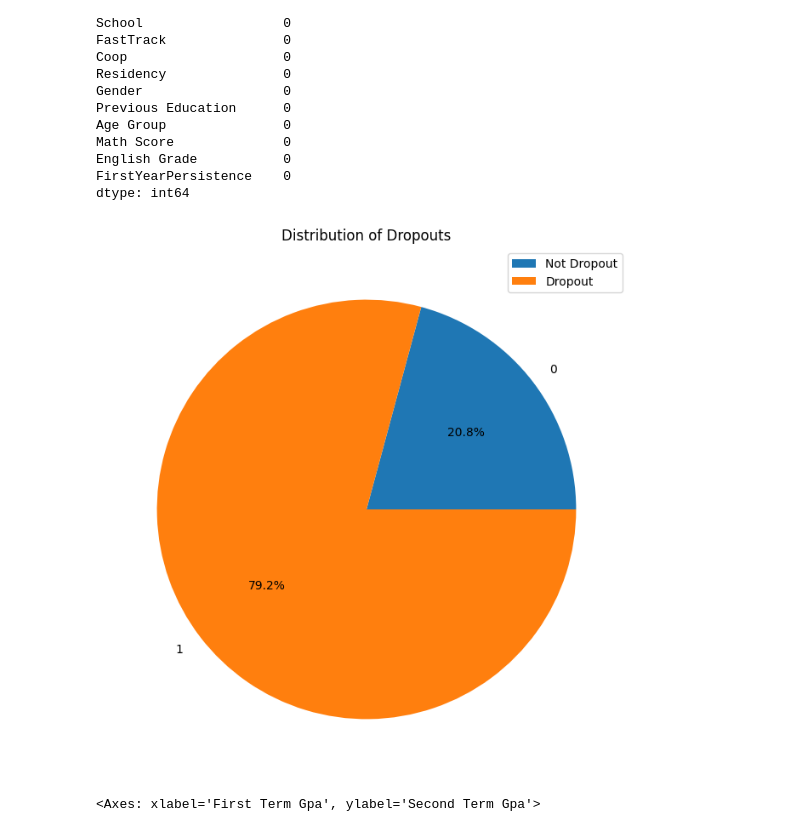
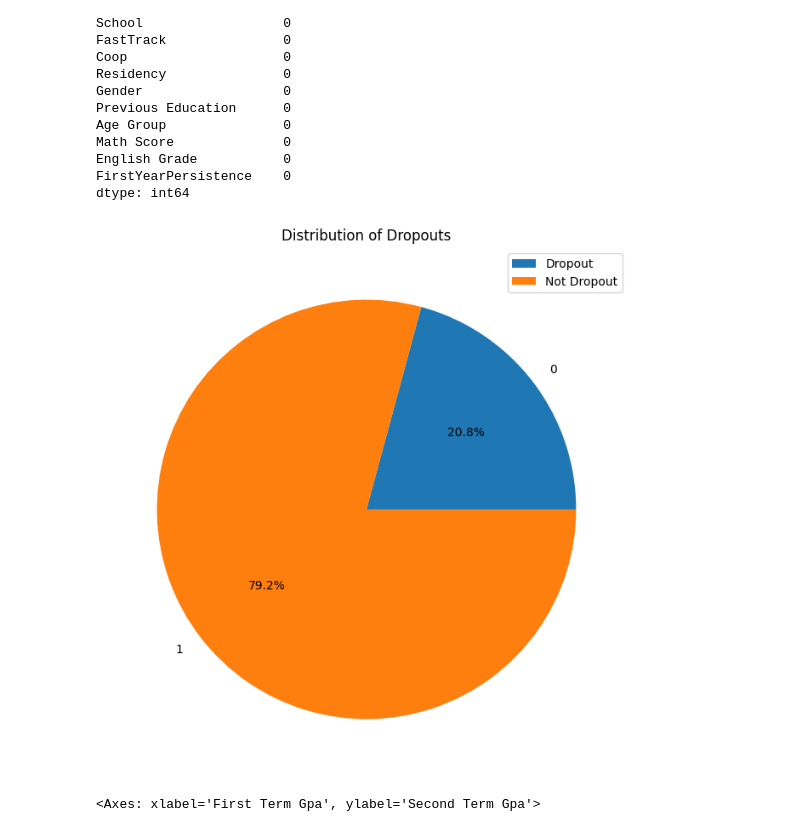
Before and after one commit to rachit-bhatt/Data-Visualization, a Jupyter notebook: Student Dropout Solution.ipynb, the cells around one changed output. Cells and saved outputs as stored; diff of their text form; code cells hidden in the pictures.

```diff
--- a/Student Dropout Solution.ipynb
+++ b/Student Dropout Solution.ipynb
@@ -147,14 +154,14 @@ dtype: int64
 # %%
 # checking distribution of out target column
 value_counts = dataset['FirstYearPersistence'].value_counts(ascending=True)
 
 plt.figure(figsize=(8, 8))
 plt.pie(value_counts, labels=value_counts.index, autopct='%1.1f%%')
-plt.legend(['Not Dropout','Dropout'])
+plt.legend(['Dropout','Not Dropout'])
 plt.title('Distribution of Dropouts')
 plt.show()
 # %% [output]
-[figure, old version]
+[figure, new version]
 # %%
 # vizulizing the 1st and 2nd term GPA with respect to first year persistence
 sns.scatterplot(dataset,x='First Term Gpa',y='Second Term Gpa',hue='FirstYearPersistence')
```
Also changed, not shown: parts of 4 cells of this notebook, 1 other file.
